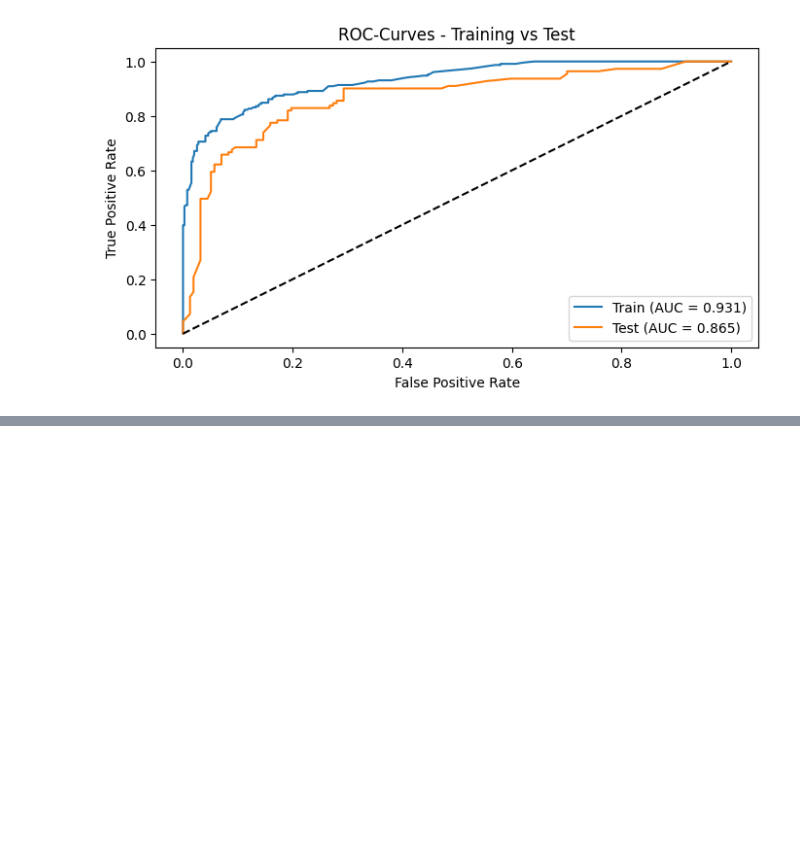
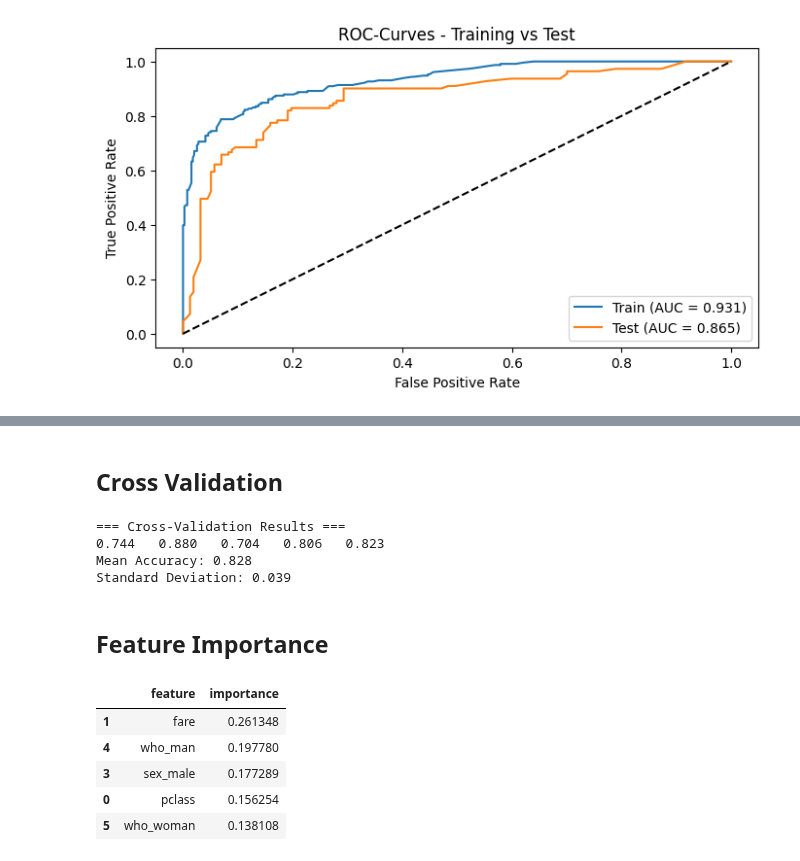
Before and after one commit to tshihab07/Titanic-Life-Prediction, a Jupyter notebook: advancedModeling.ipynb, the cells around one changed output, grey strips where cells are left out. Drawn from its saved outputs; the diff is of its cells as text; code cells hidden in the pictures; blank space fills up the shorter version.

Commit message:
Finalize Random Forest modeling with complete training, evaluation, and results

```diff
--- a/advancedModeling.ipynb
+++ b/advancedModeling.ipynb
@@ -316,0 +345,34 @@ plt.show()
+# %% [markdown]
+## Cross Validation
+# %%
+# cross validation scores
+rf_cv_score = cross_val_score(rf_optimized_model, x_train, y_train, cv=5, scoring='accuracy')
+
+# print score result
+print(f"=== Cross-Validation Results ===")
+print("\t".join([f"{score:.3f}" for score in lr_cv_score]))
+print(f"Mean Accuracy: {rf_cv_score.mean():.3f}")
+print(f"Standard Deviation: {rf_cv_score.std():.3f}")
+# %% [output]
+=== Cross-Validation Results ===
+0.744   0.880   0.704   0.806   0.823
+Mean Accuracy: 0.828
+Standard Deviation: 0.039
+# %% [markdown]
+## Feature Importance
+# %%
+# feature importance (coefficients)
+feature_importance_rf = pd.DataFrame({
+    'feature' : x_train.columns,
+    'importance' : rf_optimized_model.feature_importances_
+}).sort_values(by='importance', ascending=False)
+
+# show importance
+feature_importance_rf.head()
+# %% [output]
+|  | feature | importance |
+| 1 | fare | 0.261348 |
+| 4 | who_man | 0.197780 |
+| 3 | sex_male | 0.177289 |
+| 0 | pclass | 0.156254 |
+| 5 | who_woman | 0.138108 |
```
Also changed, not shown: parts of 2 cells of this notebook.
